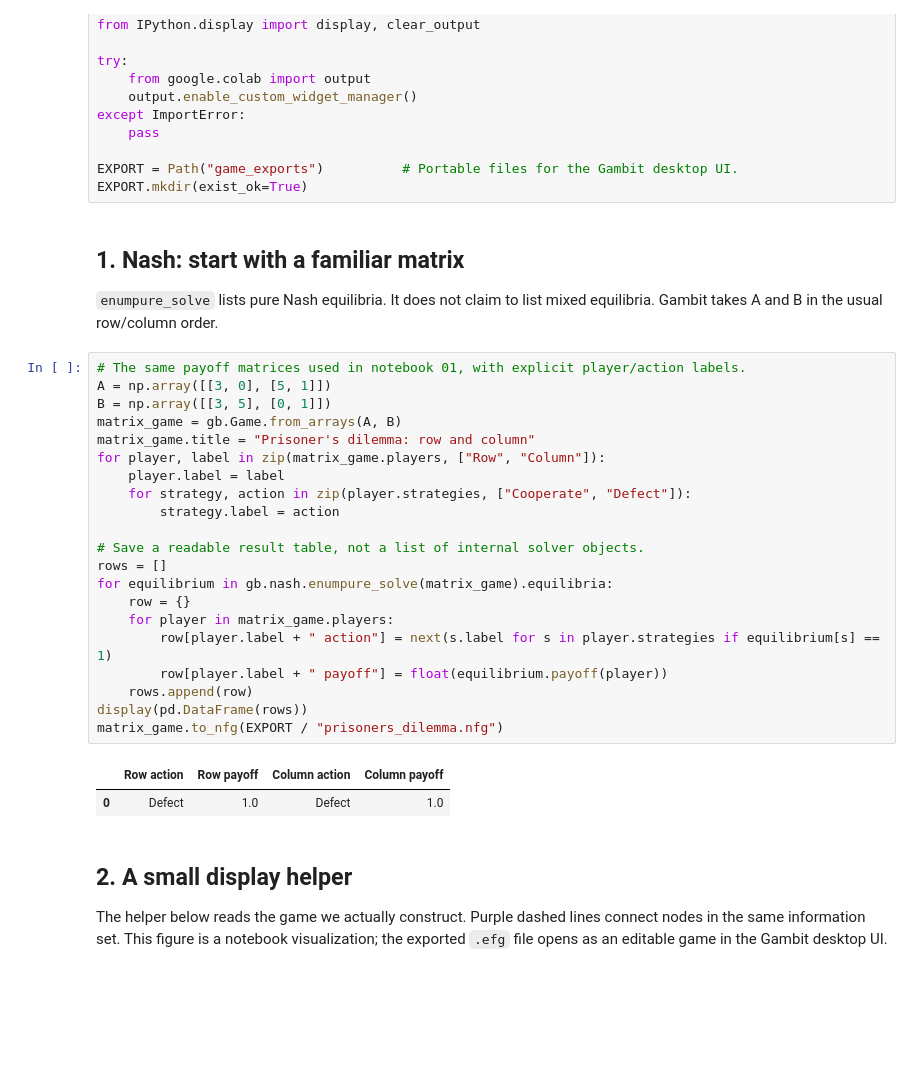
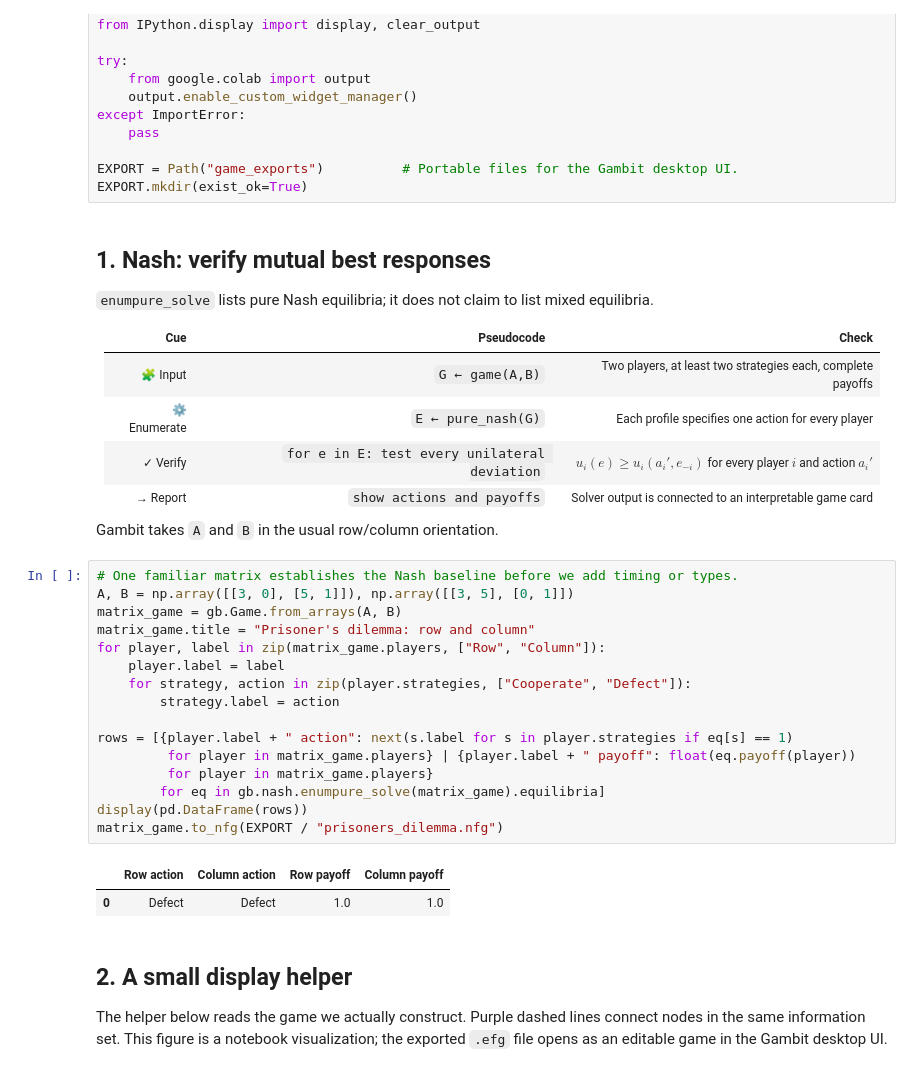
Before and after one commit to Ceejay464/Adaptive_Sequencer_Selection, a Jupyter notebook: notebooks/gambit_pygambit/02_Gambit_PyGambit_Interactive.ipynb, the cells around one changed output. Drawn from its saved outputs; the diff is of its cells as text; blank space fills up the shorter version.

```diff
--- a/notebooks/gambit_pygambit/02_Gambit_PyGambit_Interactive.ipynb
+++ b/notebooks/gambit_pygambit/02_Gambit_PyGambit_Interactive.ipynb
@@ -73,32 +70,37 @@ except ImportError:
 EXPORT = Path("game_exports")          # Portable files for the Gambit desktop UI.
 EXPORT.mkdir(exist_ok=True)
 # %% [markdown]
-## 1. Nash: start with a familiar matrix
-`enumpure_solve` lists pure Nash equilibria. It does not claim to list mixed equilibria. Gambit takes A and B in the usual row/column order.
+## 1. Nash: verify mutual best responses
+
+`enumpure_solve` lists pure Nash equilibria; it does not claim to list mixed equilibria.
+
+| Cue | Pseudocode | Check |
+|---|---|---|
+| 🧩 Input | `G ← game(A,B)` | Two players, at least two strategies each, complete payoffs |
+| ⚙️ Enumerate | `E ← pure_nash(G)` | Each profile specifies one action for every player |
+| ✓ Verify | `for e in E: test every unilateral deviation` | $u_i(e)\geq u_i(a_i',e_{-i})$ for every player $i$ and action $a_i'$ |
+| → Report | `show actions and payoffs` | Solver output is connected to an interpretable game card |
+
+Gambit takes `A` and `B` in the usual row/column orientation.
 # %%
-# The same payoff matrices used in notebook 01, with explicit player/action labels.
-A = np.array([[3, 0], [5, 1]])
-B = np.array([[3, 5], [0, 1]])
+# One familiar matrix establishes the Nash baseline before we add timing or types.
+A, B = np.array([[3, 0], [5, 1]]), np.array([[3, 5], [0, 1]])
 matrix_game = gb.Game.from_arrays(A, B)
 matrix_game.title = "Prisoner's dilemma: row and column"
 for player, label in zip(matrix_game.players, ["Row", "Column"]):
     player.label = label
     for strategy, action in zip(player.strategies, ["Cooperate", "Defect"]):
         strategy.label = action
 
-# Save a readable result table, not a list of internal solver objects.
-rows = []
-for equilibrium in gb.nash.enumpure_solve(matrix_game).equilibria:
-    row = {}
-    for player in matrix_game.players:
-        row[player.label + " action"] = next(s.label for s in player.strategies if equilibrium[s] == 1)
-        row[player.label + " payoff"] = float(equilibrium.payoff(player))
-    rows.append(row)
+rows = [{player.label + " action": next(s.label for s in player.strategies if eq[s] == 1)
+         for player in matrix_game.players} | {player.label + " payoff": float(eq.payoff(player))
+         for player in matrix_game.players}
+        for eq in gb.nash.enumpure_solve(matrix_game).equilibria]
 display(pd.DataFrame(rows))
 matrix_game.to_nfg(EXPORT / "prisoners_dilemma.nfg")
 # %% [output]
-|  | Row action | Row payoff | Column action | Column payoff |
-| 0 | Defect | 1.0 | Defect | 1.0 |
+|  | Row action | Column action | Row payoff | Column payoff |
+| 0 | Defect | Defect | 1.0 | 1.0 |
 # %% [markdown]
 ## 2. A small display helper
 The helper below reads the game we actually construct. Purple dashed lines connect nodes in the same information set. This figure is a notebook visualization; the exported `.efg` file opens as an editable game in the Gambit desktop UI.
```
Also changed, not shown: parts of 9 cells of this notebook, 25 other files.
